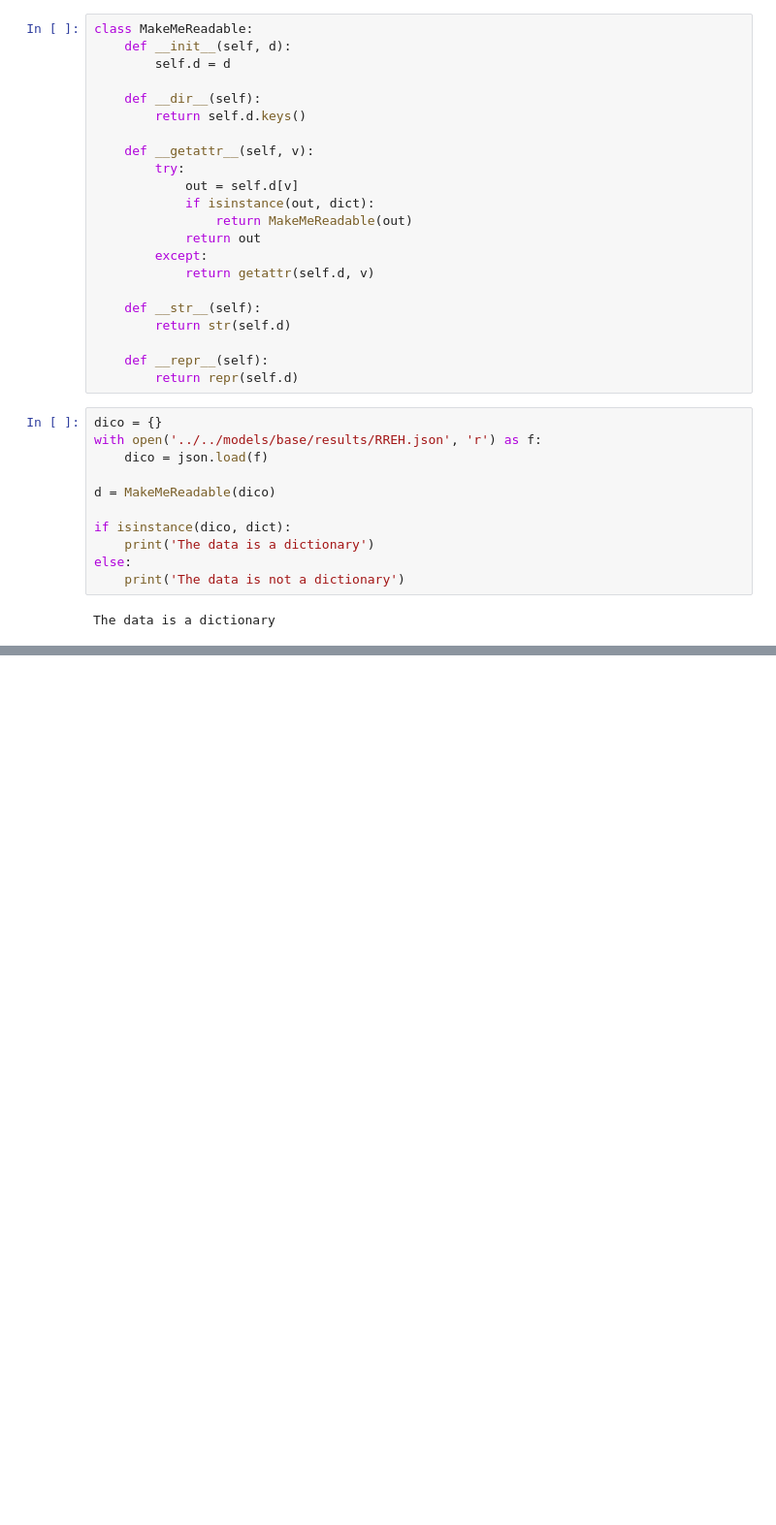
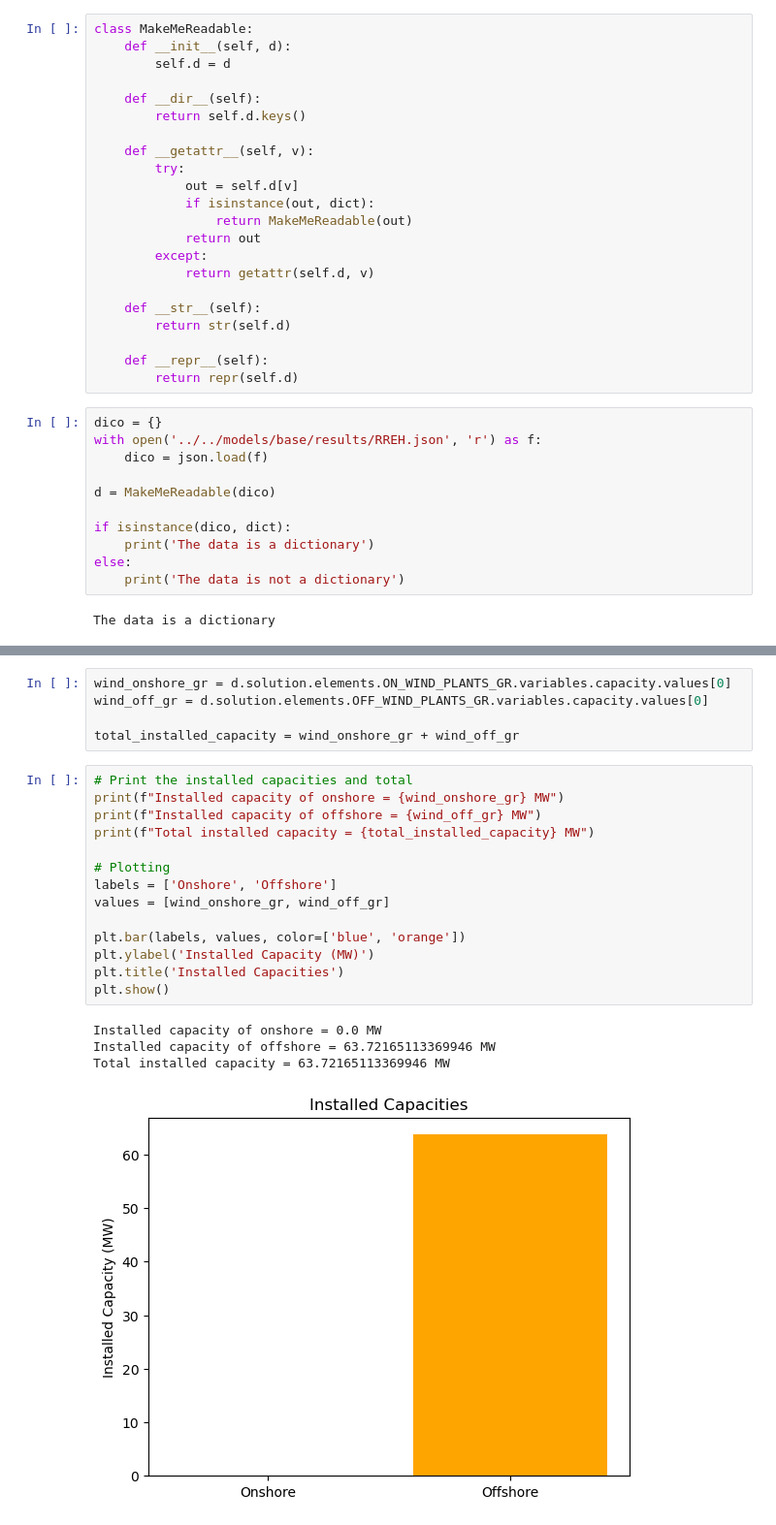
Before and after one commit to giooms/RREH_thesis, a Jupyter notebook: scripts/analysis/Simple_analysis.ipynb, the cells around one changed output, grey strips where cells are left out. Shown: that part at 97% size. Saved outputs shown, nothing was run; the diff lists cells and outputs as text; blank space fills up the shorter version.

```diff
--- a/scripts/analysis/Simple_analysis.ipynb
+++ b/scripts/analysis/Simple_analysis.ipynb
@@ -152,0 +152,24 @@ True
+# %%
+wind_onshore_gr = d.solution.elements.ON_WIND_PLANTS_GR.variables.capacity.values[0]
+wind_off_gr = d.solution.elements.OFF_WIND_PLANTS_GR.variables.capacity.values[0]
+
+total_installed_capacity = wind_onshore_gr + wind_off_gr
+# %%
+# Print the installed capacities and total
+print(f"Installed capacity of onshore = {wind_onshore_gr} MW")
+print(f"Installed capacity of offshore = {wind_off_gr} MW")
+print(f"Total installed capacity = {total_installed_capacity} MW")
+
+# Plotting
+labels = ['Onshore', 'Offshore']
+values = [wind_onshore_gr, wind_off_gr]
+
+plt.bar(labels, values, color=['blue', 'orange'])
+plt.ylabel('Installed Capacity (MW)')
+plt.title('Installed Capacities')
+plt.show()
+# %% [output]
+Installed capacity of onshore = 0.0 MW
+Installed capacity of offshore = 63.72165113369946 MW
+Total installed capacity = 63.72165113369946 MW
+[figure, added]
```
Also changed, not shown: parts of 13 cells of this notebook, 11 other files.
